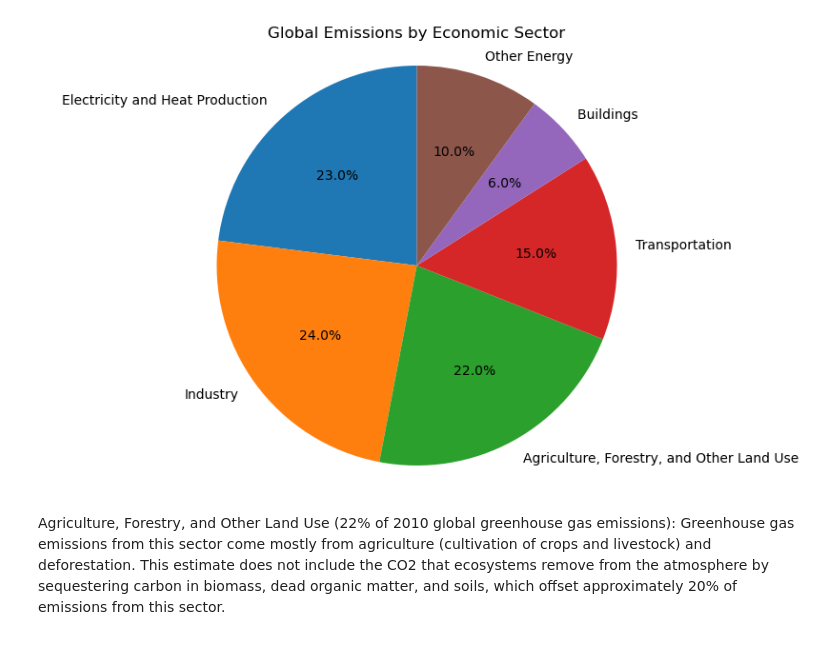
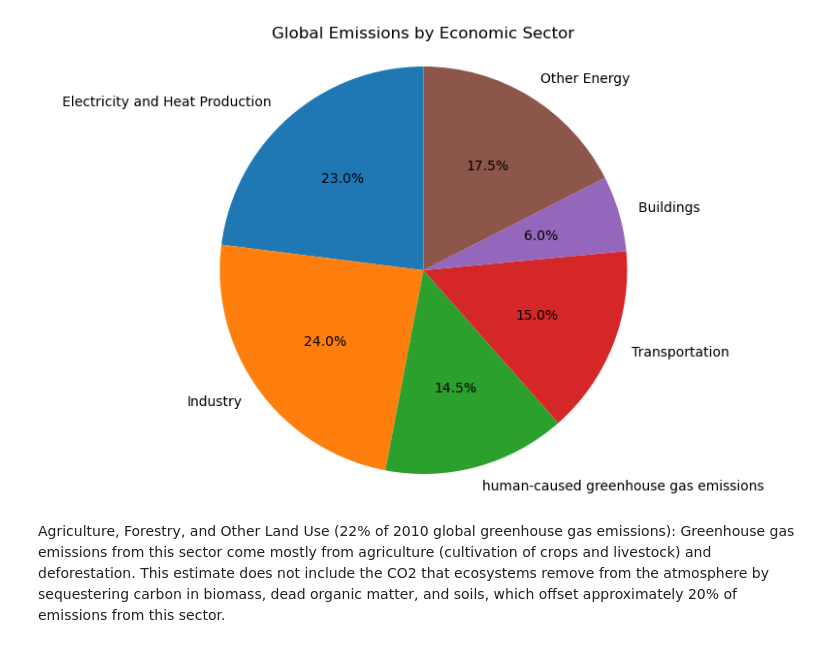
Before and after one commit to PPN271/Meat-Consumption-Project, a Jupyter notebook: Meat_consumption.ipynb, the cells around one changed output. Saved outputs shown, nothing was run; the diff lists cells and outputs as text; code cells hidden in the pictures.

```diff
--- a/Meat_consumption.ipynb
+++ b/Meat_consumption.ipynb
@@ -5,19 +6,20 @@ import seaborn as sns
 # %%
 # Example CO2 emissions data (Gt CO2/year)
 # data from 1. Global Greenhouse Gas Emissions Data
 data = {
-    'Source': ['Electricity and Heat Production ', 'Industry', 'Agriculture, Forestry, and Other Land Use', 'Transportation', 'Buildings ', 'Other Energy'],
-    'CO2 Emissions': [23, 24, 22, 15, 6, 10],
+    'Source': ['Electricity and Heat Production ', 'Industry', 'human-caused greenhouse gas emissions', 'Transportation', 'Buildings ', 'Other Energy'],
+    'CO2 Emissions': [23, 24, 14.5, 15, 6, 17.5],
 }
 
 df = pd.DataFrame(data)
 plt.figure(figsize=(10, 6))
 plt.pie(df['CO2 Emissions'], labels=df['Source'], autopct='%1.1f%%', startangle=90)
 plt.axis('equal')
 plt.title('Global Emissions by Economic Sector')
+plt.savefig('output/figure_1')
 plt.show()
 # %% [output]
-[figure, old version]
+[figure, new version]
 # %% [markdown]
 Agriculture, Forestry, and Other Land Use (22% of 2010 global greenhouse gas emissions): Greenhouse gas emissions from this sector come mostly from agriculture (cultivation of crops and livestock) and deforestation. This estimate does not include the CO2 that ecosystems remove from the atmosphere by sequestering carbon in biomass, dead organic matter, and soils, which offset approximately 20% of emissions from this sector.
 # %%
```
Also changed, not shown: parts of 13 cells of this notebook, 35 other files.
